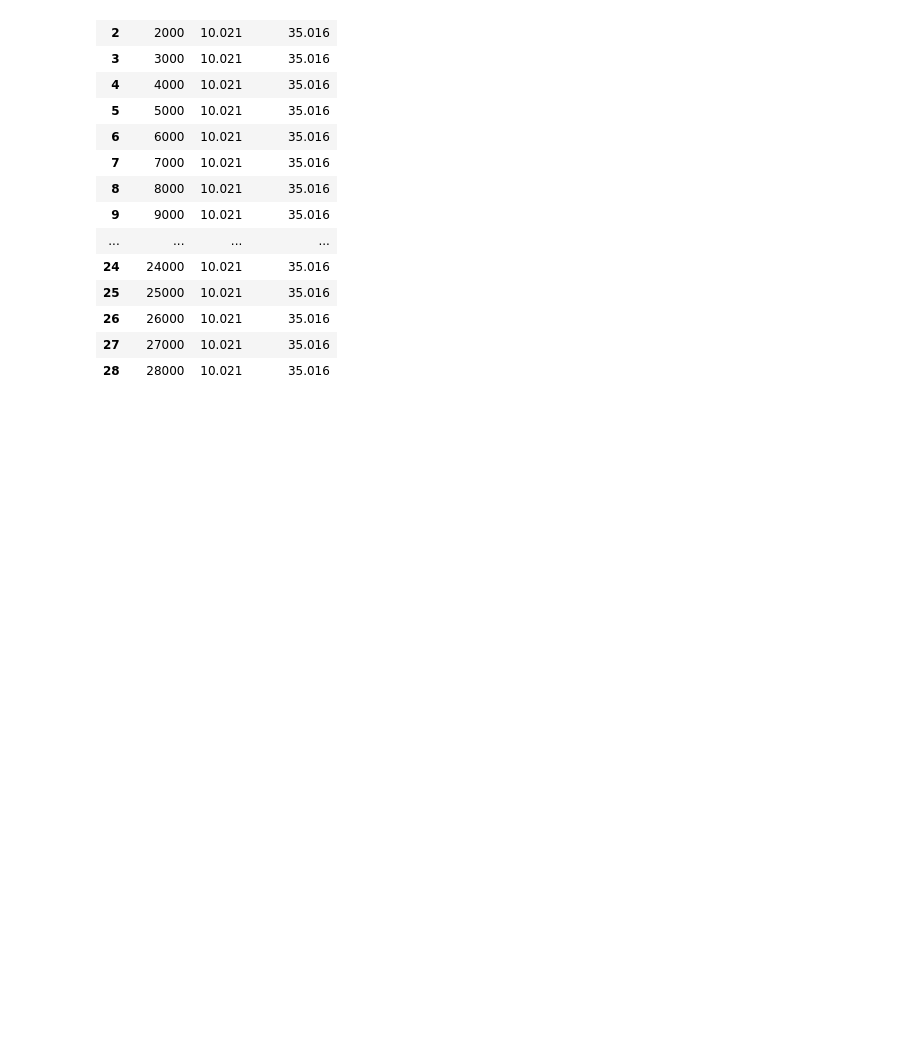
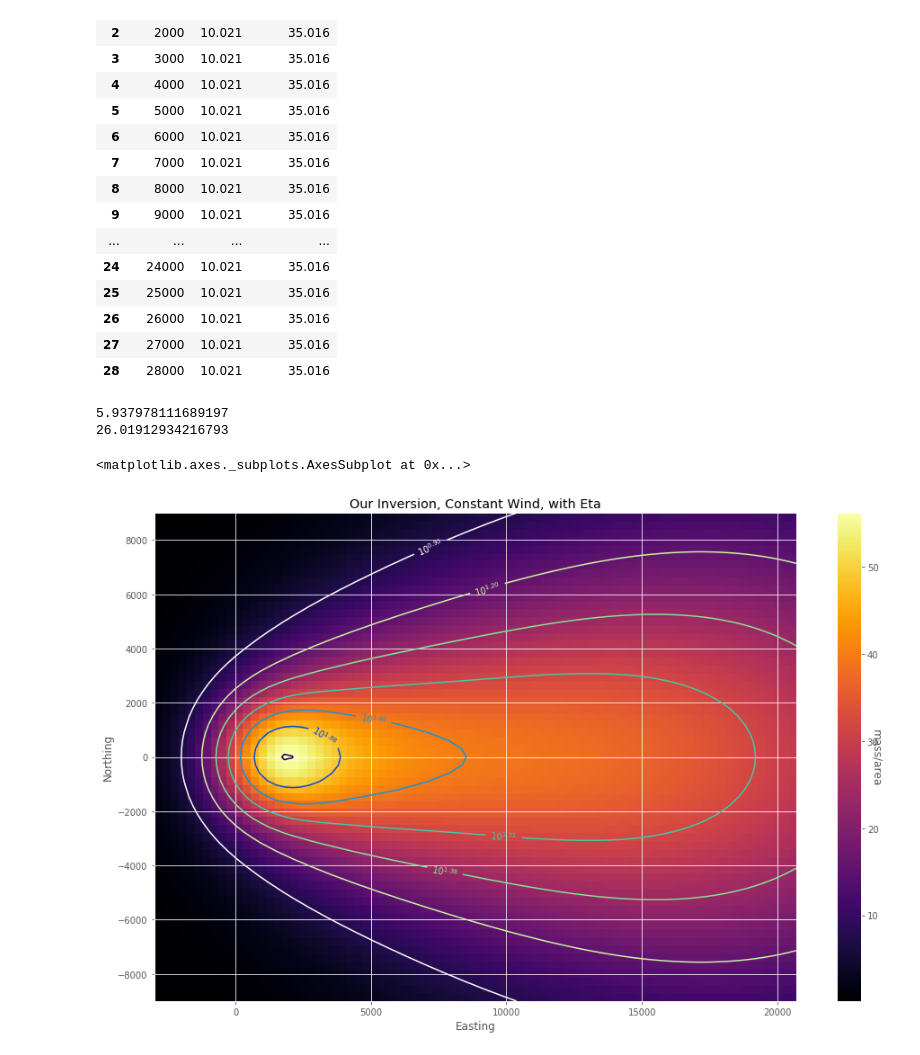
Before and after one commit to nmostert/inversion_project, a Jupyter notebook: Wind Variability.ipynb, the cells around one changed output. Drawn from its saved outputs; the diff is of its cells as text; code cells hidden in the pictures; blank space fills up the shorter version.

```diff
--- a/Wind Variability.ipynb
+++ b/Wind Variability.ipynb
@@ -922,0 +922,37 @@ avg_dir = 90-np.degrees(np.arctan2(v_bar, u_bar))
+# %%
+def align_wind_to_x_axis(u, v):
+    speed = np.sqrt(u**2 + v **2)
+    direction = 90-np.degrees(np.arctan2(v, u))
+
+    print(speed)
+    print(direction)
+    return speed, 0
+
+new_u, new_v = align_wind_to_x_axis(2.60482,5.33615)
+# %% [output]
+5.937978111689197
+26.01912934216793
+# %%
+
+
+
+input_table_rand, dep_df_rand, sig_rand, vv_rand, ft_rand = gaussian_stack_single_phi(grid = grid,
+                          column_steps = config["COL_STEPS"],
+                          z_min = 1,
+                          z_max = 44908,
+                          beta_params = (1.00002, 1.13405),
+                          tot_mass = 13750000000.0,
+                          wind = (new_u, new_v),
+                          phi = 0,
+                          particle_density = 1233.5,
+                          elevation = 0,
+                          diffusion_coefficient = 5999.9,
+                          eddy_constant = config["EDDY_CONST"],
+                          fall_time_threshold = 6458,
+                          eta = 2.34894
+                        )
+# %%
+vis.plot_contour(dep_df_rand, log=False, line_cmap="negative", cbar_label="mass/area", title="Our Inversion, Constant Wind, with Eta")
+# %% [output]
+<matplotlib.axes._subplots.AxesSubplot at 0x...>
+[figure, added]
```
Also changed, not shown: parts of 9 cells of this notebook, 26 other files.
